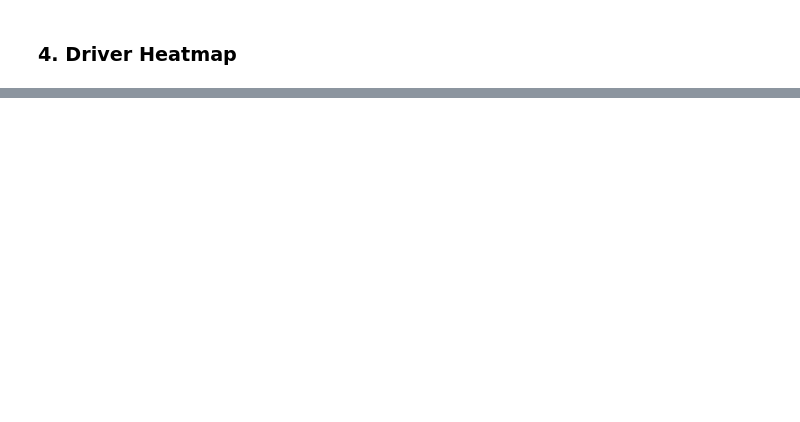
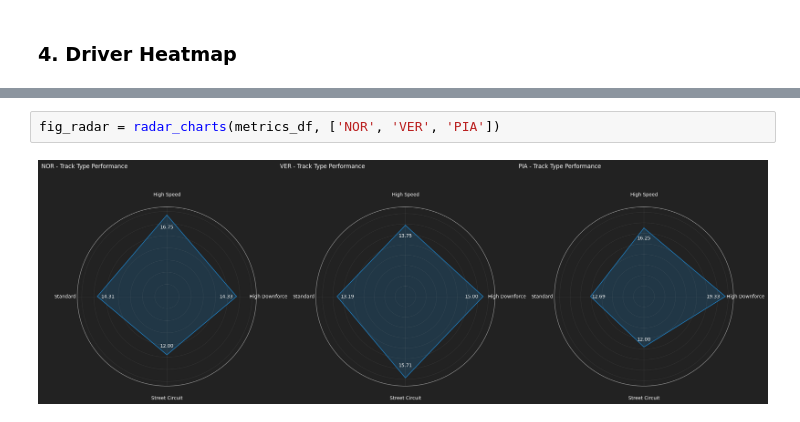
Before and after one commit to otola03/Kaggle_Studies, a Jupyter notebook: f1_analysis/f1_2025_season_summary.ipynb, the cells around one changed output, grey strips where cells are left out. Cells and saved outputs as stored; diff of their text form; blank space fills up the shorter version.

Commit message:
created radar charts

```diff
--- a/f1_analysis/f1_2025_season_summary.ipynb
+++ b/f1_analysis/f1_2025_season_summary.ipynb
@@ -560,0 +623,4 @@ plt.show()
+# %%
+fig_radar = radar_charts(metrics_df, ['NOR', 'VER', 'PIA'])
+# %% [output]
+[figure, added]
```
Also changed, not shown: parts of 6 cells of this notebook.
